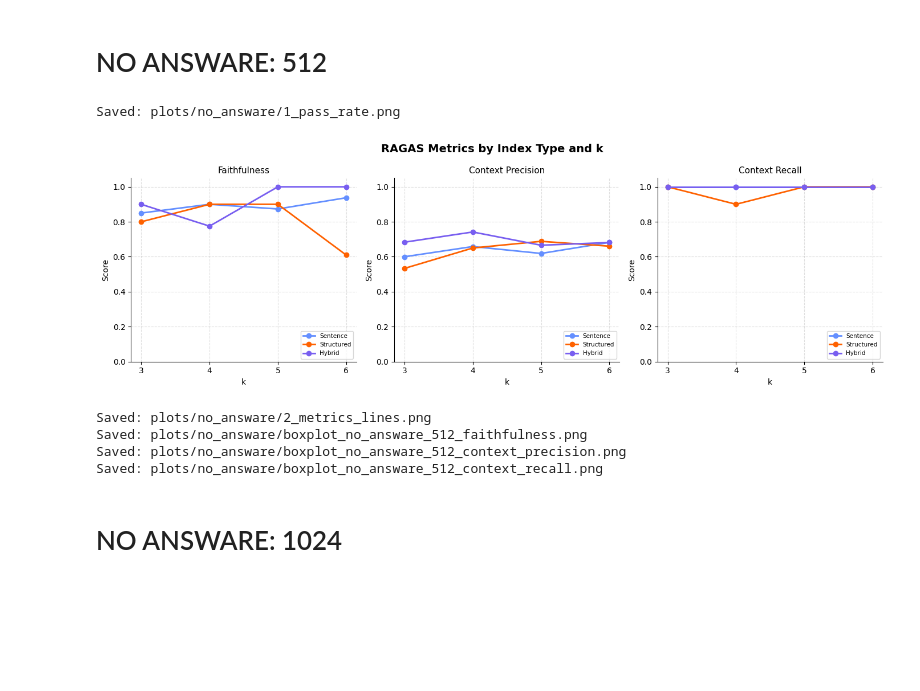
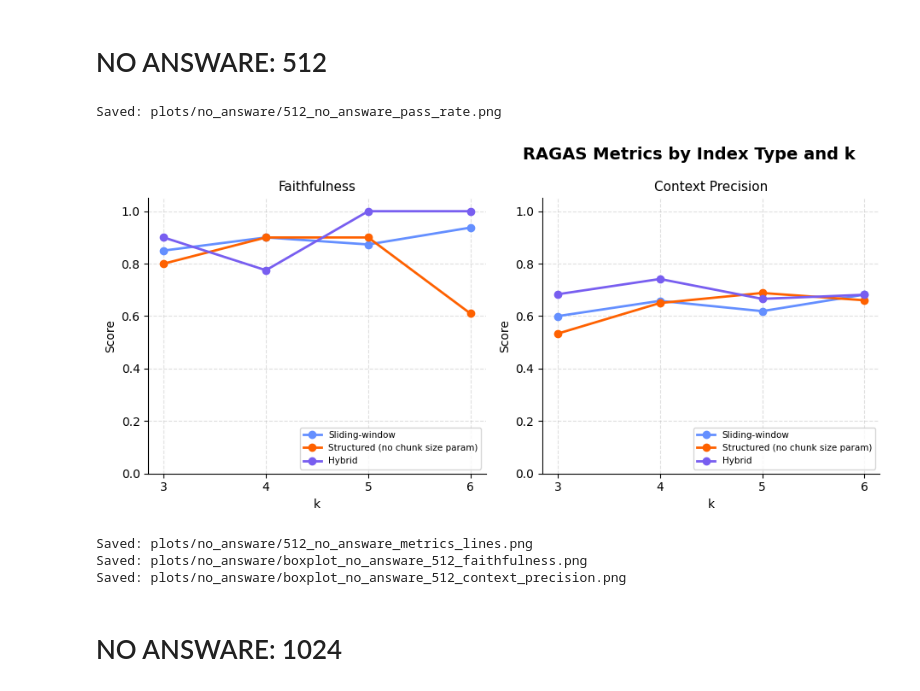
Before and after one commit to Gabriele-tomai00/rag_eval_units, a Jupyter notebook: rag_eval/comparison_study.ipynb, the cells around one changed output. Cells and saved outputs as stored; diff of their text form; code cells hidden in the pictures; blank space fills up the shorter version.

Commit message:
fix rag vs perplexity, removed recall for questions without answares, renamed images

```diff
--- a/rag_eval/comparison_study.ipynb
+++ b/rag_eval/comparison_study.ipynb
@@ -23,11 +23,11 @@ ALL_METRICS = [
     "context_precision",
     "context_recall",
 ]
-NO_ANSWARE_METRICS = ["faithfulness", "context_precision", "context_recall"]
+NO_ANSWARE_METRICS = ["faithfulness", "context_precision"]
 
 INDEX_LABELS = {
     "sentence":              "Sliding-window",
-    "markdown":              "Structured",
+    "markdown":              "Structured (no chunk size param)",
     "markdown_and_sentence": "Hybrid",
 }
 INDEX_COLORS = {
@@ -304,11 +304,12 @@ def plot_single_metric_boxplot(
 # %%
 CHUNK_SIZE = 512
+OVERLAP_SIZE = 50
 df    = load_all_results(chunk_size=CHUNK_SIZE)
 stats = pass_stats(df)
 means = metric_means(df, ALL_METRICS, filter_absent=True)
 
-plot_pass_rate(stats, PLOTS_DIR / "1_pass_rate.png",
-               f"Judge Pass Results by Index Type and k (chunk size {CHUNK_SIZE})", INDEX_LABELS)
+plot_pass_rate(stats, PLOTS_DIR / "512_pass_rate.png",
+               f"Judge Pass Results by Index Type and k (chunk size {CHUNK_SIZE} and overlap {OVERLAP_SIZE})", INDEX_LABELS)
 
 for metric in ALL_METRICS:
     plot_single_metric_boxplot(
@@ -316,7 +317,7 @@ for metric in ALL_METRICS:
         PLOTS_DIR / f"boxplot_{CHUNK_SIZE}_{metric}.png",
         metric,
         INDEX_LABELS,
-        f"{metric.replace('_', ' ').title()} — chunk size {CHUNK_SIZE}",
+        f"{metric.replace('_', ' ').title()} — chunk size {CHUNK_SIZE} and overlap {OVERLAP_SIZE}",
     )
 
 plot_metrics_lines(means, PLOTS_DIR / "2_metrics_lines.png", ALL_METRICS, INDEX_LABELS)
@@ -334,11 +335,14 @@ Saved: plots/2_metrics_lines.png
 # %%
 CHUNK_SIZE = 1024
+CHUNK_OVERLAP_SIZE = 100
 df    = load_all_results(chunk_size=CHUNK_SIZE)
 stats = pass_stats(df)
 means = metric_means(df, ALL_METRICS, filter_absent=True)
 
-plot_pass_rate(stats, PLOTS_DIR / "1_pass_rate.png",
-               f"Judge Pass Results by Index Type and k (chunk size {CHUNK_SIZE})", INDEX_LABELS)
+plot_pass_rate(stats, PLOTS_DIR / "1024_pass_rate.png",
+               f"Judge Pass Results by Index Type and k (chunk size {CHUNK_SIZE} and overlap {CHUNK_OVERLAP_SIZE})", INDEX_LABELS)
+
+plot_metrics_lines(means, PLOTS_DIR / "2_metrics_lines.png", ALL_METRICS, INDEX_LABELS)
 
 for metric in ALL_METRICS:
     plot_single_metric_boxplot(
@@ -346,9 +350,8 @@ for metric in ALL_METRICS:
         PLOTS_DIR / f"boxplot_{CHUNK_SIZE}_{metric}.png",
         metric,
         INDEX_LABELS,
-        f"{metric.replace('_', ' ').title()} — chunk size {CHUNK_SIZE}",
+        f"{metric.replace('_', ' ').title()} — chunk size {CHUNK_SIZE} and overlap {CHUNK_OVERLAP_SIZE}",
 
-plot_metrics_lines(means, PLOTS_DIR / "2_metrics_lines.png", ALL_METRICS, INDEX_LABELS)
 
     )
 # %% [output]
@@ -364,34 +367,34 @@ Saved: plots/boxplot_1024_context_recall.png
 # NO ANSWARE: 512
 # %%
 CHUNK_SIZE = 512
+OVERLAP_SIZE = 50
 df    = load_all_results(chunk_size=CHUNK_SIZE, no_answare=True)
 stats = pass_stats(df)
 means = metric_means(df, NO_ANSWARE_METRICS)
 
-plot_pass_rate(stats, PLOTS_NO_ANSWARE_DIR / "1_pass_rate.png",
-               f"Judge Pass Results by Index Type and k (chunk size {CHUNK_SIZE})", INDEX_LABELS)
-plot_metrics_lines(means, PLOTS_NO_ANSWARE_DIR / "2_metrics_lines.png", NO_ANSWARE_METRICS, INDEX_LABELS)
+plot_pass_rate(stats, PLOTS_NO_ANSWARE_DIR / "512_no_answare_pass_rate.png",
+               f"Judge Pass Results by Index Type and k (chunk size {CHUNK_SIZE} and overlap {OVERLAP_SIZE})", INDEX_LABELS)
+plot_metrics_lines(means, PLOTS_NO_ANSWARE_DIR / "512_no_answare_metrics_lines.png", NO_ANSWARE_METRICS, INDEX_LABELS)
 
 # plot_metrics_boxplots(df, PLOTS_NO_ANSWARE_DIR / "3_metrics_boxplots.png", NO_ANSWARE_METRICS, INDEX_LABELS,
 #                       f"RAGAS Metrics Distribution by Index Type — chunk size {CHUNK_SIZE} (all k pooled)")
 
 
 
 for metric in NO_ANSWARE_METRICS:
     plot_single_metric_boxplot(
         df,
         PLOTS_NO_ANSWARE_DIR / f"boxplot_no_answare_{CHUNK_SIZE}_{metric}.png",
         metric,
         INDEX_LABELS,
-        f"{metric.replace('_', ' ').title()} — chunk size {CHUNK_SIZE}",
+        f"{metric.replace('_', ' ').title()} — chunk size {CHUNK_SIZE} and overlap {OVERLAP_SIZE}",
     )
 # %% [output]
-Saved: plots/no_answare/1_pass_rate.png
+Saved: plots/no_answare/512_no_answare_pass_rate.png
-[figure, old version]
+[figure, new version]
-Saved: plots/no_answare/2_metrics_lines.png
+Saved: plots/no_answare/512_no_answare_metrics_lines.png
 Saved: plots/no_answare/boxplot_no_answare_512_faithfulness.png
 Saved: plots/no_answare/boxplot_no_answare_512_context_precision.png
-Saved: plots/no_answare/boxplot_no_answare_512_context_recall.png
 # %% [markdown]
 # NO ANSWARE: 1024
 # %%
```
Also changed, not shown: parts of 6 cells of this notebook, 31 other files.
